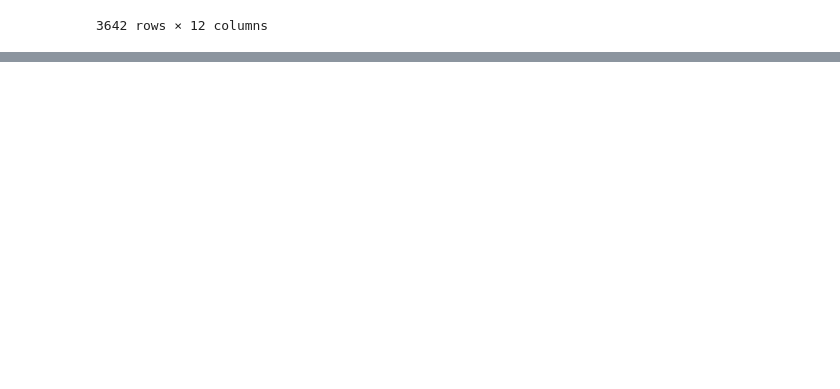
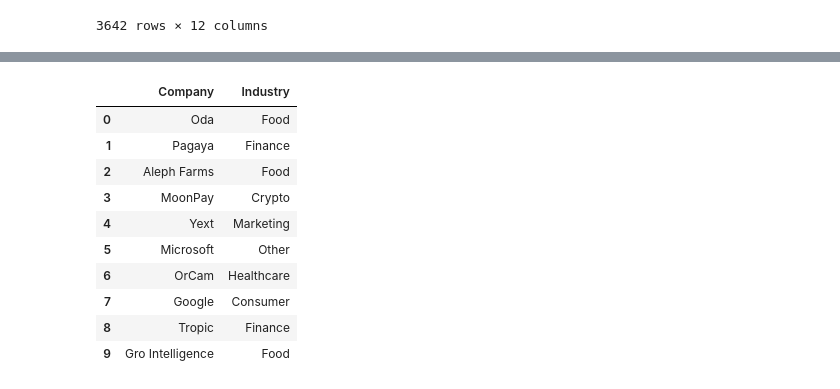
Before and after one commit to will787/layoffs-case, a Jupyter notebook: layoffs_search.ipynb, the cells around one changed output, grey strips where cells are left out. Saved outputs shown, nothing was run; the diff lists cells and outputs as text; code cells hidden in the pictures; blank space fills up the shorter version.

```diff
--- a/layoffs_search.ipynb
+++ b/layoffs_search.ipynb
@@ -91,0 +113,18 @@ df.sort_values("Date", ascending=False)
+# %%
+df[["Company", "Industry"]].head(10)
+
+#equals a :
+#cols_analyze = ["Company", "Industry"]
+#df[cols_analyze]
+# %% [output]
+|  | Company | Industry |
+| 0 | Oda | Food |
+| 1 | Pagaya | Finance |
+| 2 | Aleph Farms | Food |
+| 3 | MoonPay | Crypto |
+| 4 | Yext | Marketing |
+| 5 | Microsoft | Other |
+| 6 | OrCam | Healthcare |
+| 7 | Google | Consumer |
+| 8 | Tropic | Finance |
+| 9 | Gro Intelligence | Food |
```
Also changed, not shown: parts of 5 cells of this notebook.
